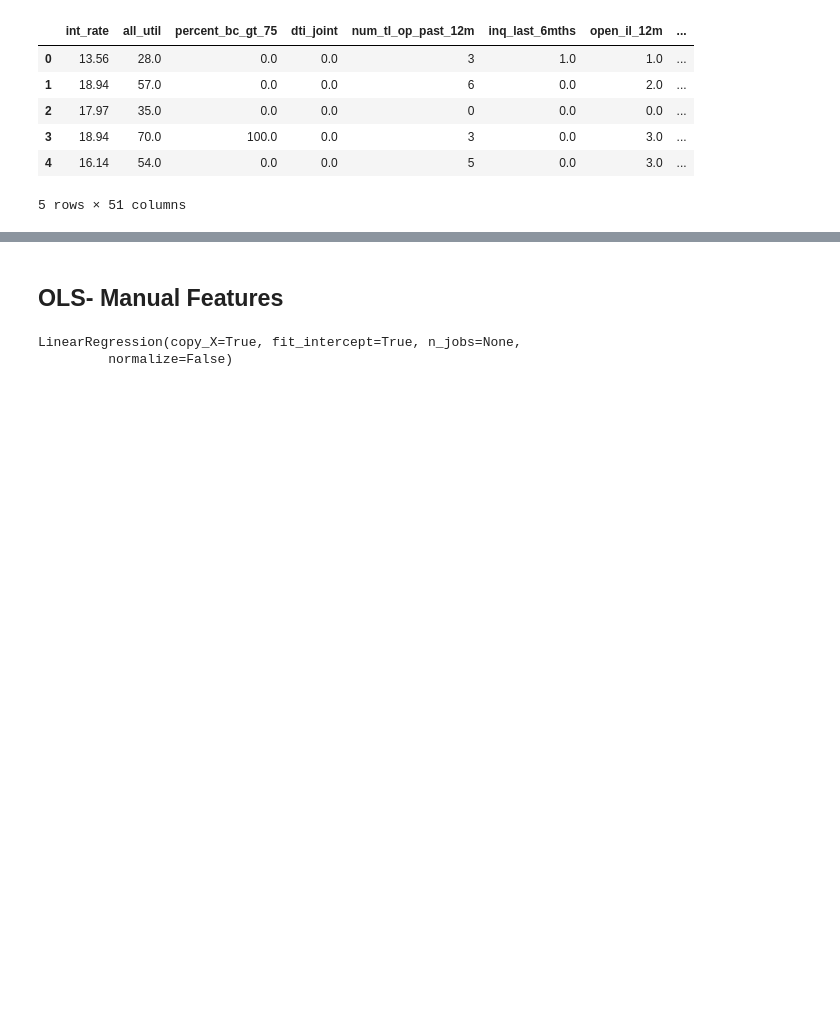
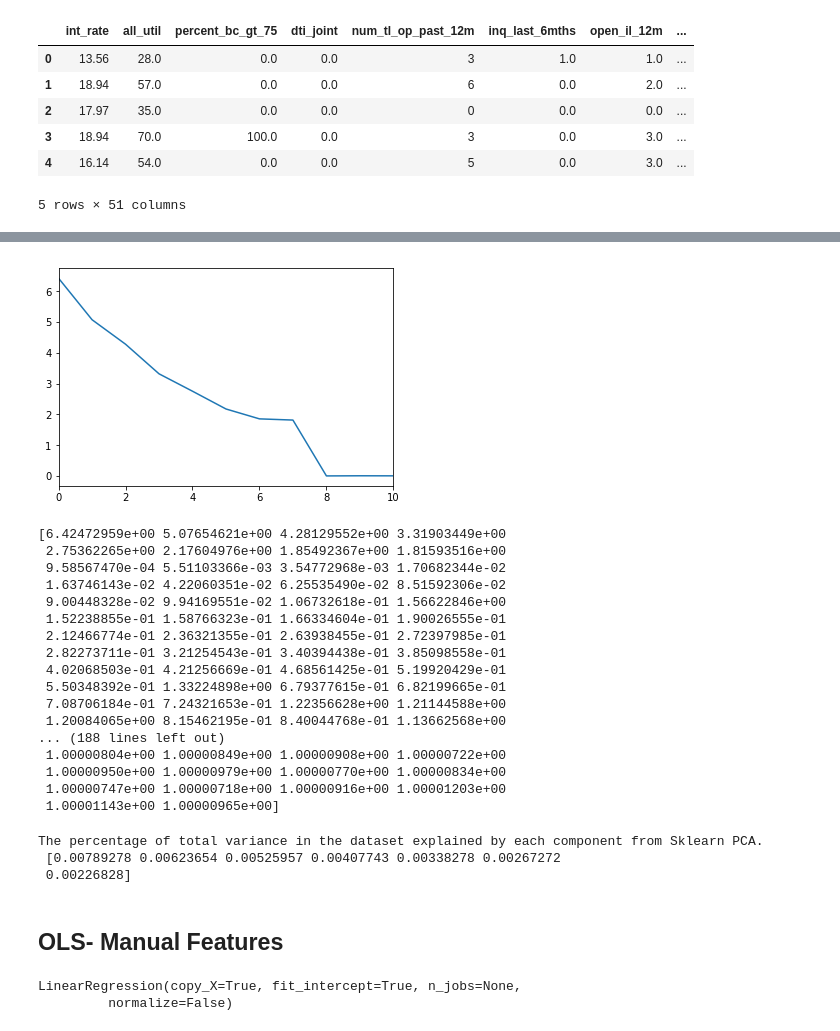
Before and after one commit to danehooker/Thinkful-Projects, a Jupyter notebook: Supervised Learning Capstone.ipynb, the cells around one changed output, grey strips where cells are left out. Drawn from its saved outputs; the diff is of its cells as text; code cells hidden in the pictures; blank space fills up the shorter version.

```diff
--- a/Supervised Learning Capstone.ipynb
+++ b/Supervised Learning Capstone.ipynb
@@ -328,6 +335,10 @@ bulk_df = bulk_df.drop('home_ownership', 1)
 bulk_df = bulk_df.drop('emp_length', 1)
 bulk_df = bulk_df.drop('purpose', 1)
 bulk_df = bulk_df.drop('earliest_cr_line', 1)
+bulk_df = bulk_df.drop('mths_since_recent_bc', 1)
+bulk_df = bulk_df.drop('sec_app_mths_since_last_major_derog', 1)
+bulk_df = bulk_df.drop('mths_since_rcnt_il', 1)
+bulk_df = bulk_df.drop('mths_since_recent_inq', 1)
 # %%
 bulk_df.head()
 # %% [output]
@@ -340,0 +352,2 @@ bulk_df.head()
+# %%
+bulk_df.fillna(0, inplace=True)
@@ -340,0 +356,5 @@ bulk_df.head()
+# %%
+X_pca = StandardScaler().fit_transform(bulk_df)
+Xt_pca = X_pca.T
+Cx = np.cov(Xt_pca)
+Cx
@@ -341,3 +375,50 @@ bulk_df.head()
+# %%
+# Calculating eigenvalues and eigenvectors.
+eig_val_cov, eig_vec_cov = np.linalg.eig(Cx)
+# %%
+# print scree plot
+plt.plot(eig_val_cov)
+plt.xlim(0, 10)
+plt.show()
+
+print(eig_val_cov)
+# %% [output]
+[figure, added]
+[6.42472959e+00 5.07654621e+00 4.28129552e+00 3.31903449e+00
+ 2.75362265e+00 2.17604976e+00 1.85492367e+00 1.81593516e+00
+ 9.58567470e-04 5.51103366e-03 3.54772968e-03 1.70682344e-02
+ 1.63746143e-02 4.22060351e-02 6.25535490e-02 8.51592306e-02
+ 9.00448328e-02 9.94169551e-02 1.06732618e-01 1.56622846e+00
+ 1.52238855e-01 1.58766323e-01 1.66334604e-01 1.90026555e-01
+ 2.12466774e-01 2.36321355e-01 2.63938455e-01 2.72397985e-01
+ 2.82273711e-01 3.21254543e-01 3.40394438e-01 3.85098558e-01
+ 4.02068503e-01 4.21256669e-01 4.68561425e-01 5.19920429e-01
+ 5.50348392e-01 1.33224898e+00 6.79377615e-01 6.82199665e-01
+ 7.08706184e-01 7.24321653e-01 1.22356628e+00 1.21144588e+00
+ 1.20084065e+00 8.15462195e-01 8.40044768e-01 1.13662568e+00
+... (188 lines left out)
+ 1.00000804e+00 1.00000849e+00 1.00000908e+00 1.00000722e+00
+ 1.00000950e+00 1.00000979e+00 1.00000770e+00 1.00000834e+00
+ 1.00000747e+00 1.00000718e+00 1.00000916e+00 1.00001203e+00
+ 1.00001143e+00 1.00000965e+00]
+# %%
+sklearn_pca = PCA(n_components=16)
+Y_sklearn = sklearn_pca.fit_transform(X_pca)
+
+P = eig_vec_cov[:, 0]
+
+# Transform X into Y.
+Y = P.T.dot(Xt_pca)
+
+print(
+    'The percentage of total variance in the dataset explained by each',
+    'component from Sklearn PCA.\n',
+    sklearn_pca.explained_variance_ratio_
+)
+# %% [output]
+The percentage of total variance in the dataset explained by each component from Sklearn PCA.
+ [0.00789278 0.00623654 0.00525957 0.00407743 0.00338278 0.00267272
+ 0.00226828]
 # %% [markdown]
 ## OLS- Manual Features
 # %%
```
Also changed, not shown: parts of 19 cells of this notebook.
